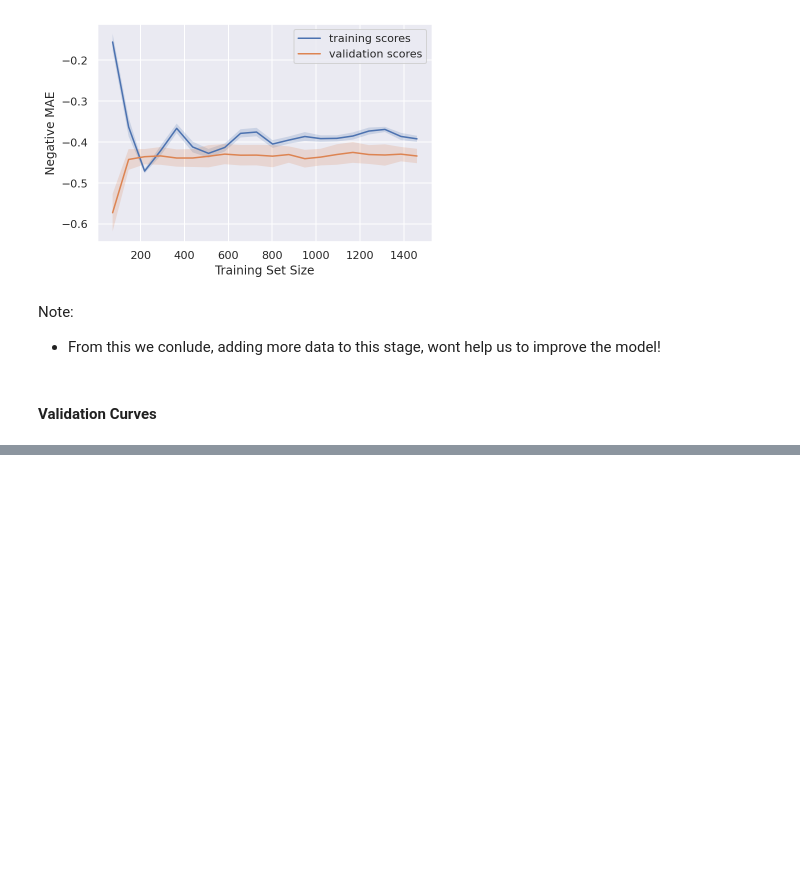
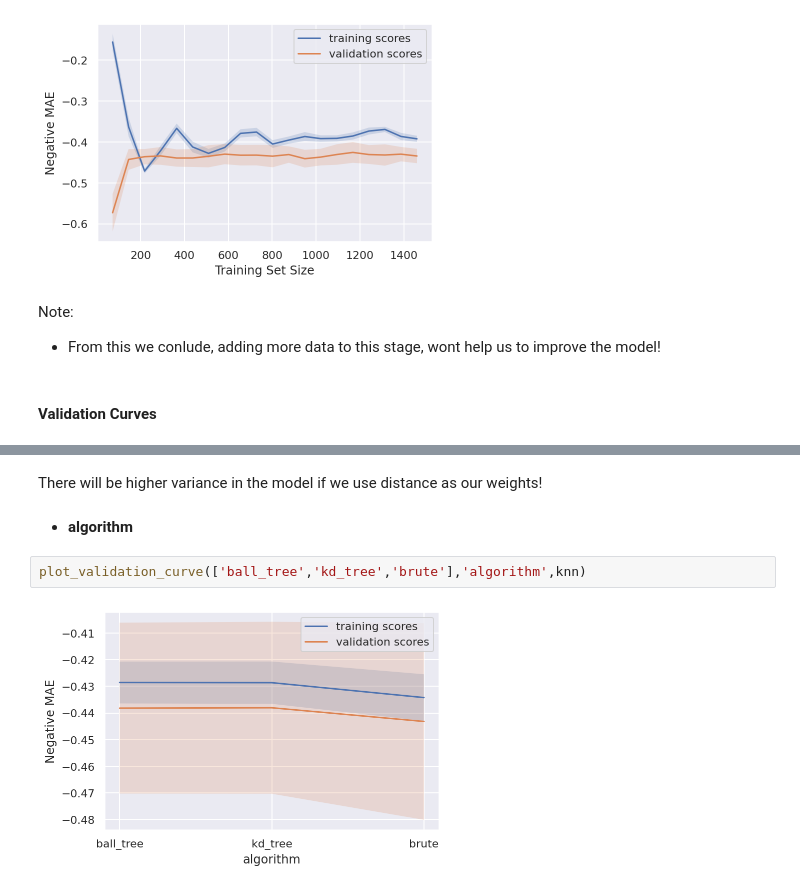
Before and after one commit to Salekeen/Flood-Detection, a Jupyter notebook: 5. KNN.ipynb, the cells around one changed output, grey strips where cells are left out. Saved outputs shown, nothing was run; the diff lists cells and outputs as text; blank space fills up the shorter version.

```diff
--- a/5. KNN.ipynb
+++ b/5. KNN.ipynb
@@ -148,0 +196,8 @@ Note:
+# %% [markdown]
+There will be higher variance in the model if we use distance as our weights!
+# %% [markdown]
+- **algorithm**
+# %%
+plot_validation_curve(['ball_tree','kd_tree','brute'],'algorithm',knn)
+# %% [output]
+[figure, added]
```
Also changed, not shown: parts of 24 cells of this notebook.
